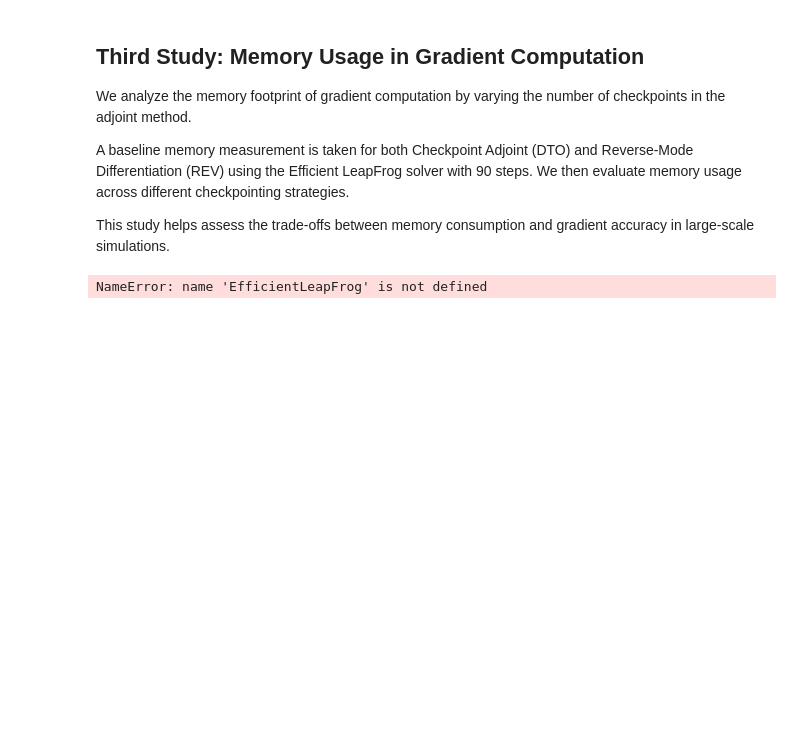
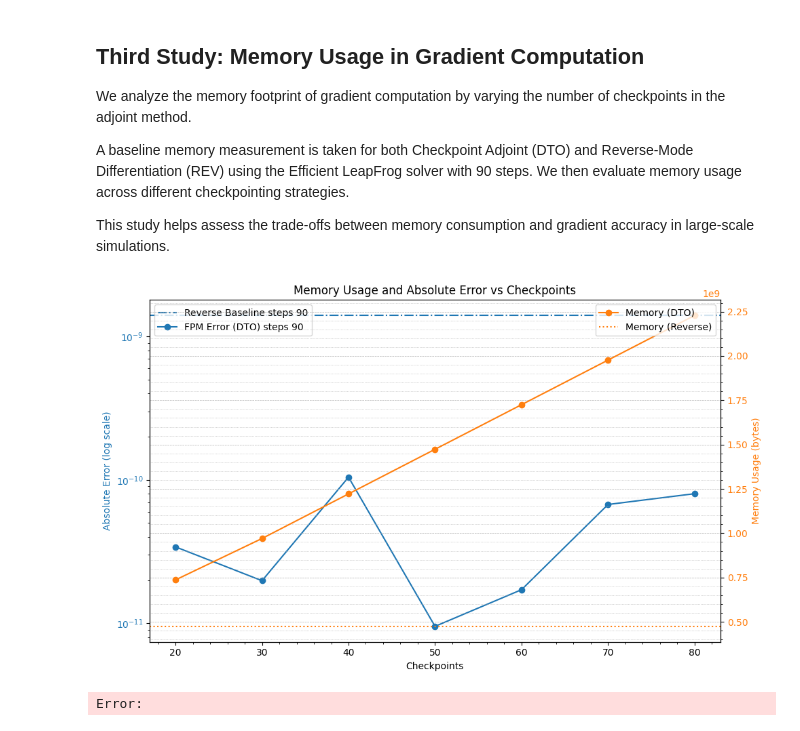
Before and after one commit to ASKabalan/JaxPM-Paper, a Jupyter notebook: content/01-gradient-stability/02-gradient-stability-FPM.ipynb, the cells around one changed output. Cells and saved outputs as stored; diff of their text form; code cells hidden in the pictures; blank space fills up the shorter version.

```diff
--- a/content/01-gradient-stability/02-gradient-stability-FPM.ipynb
+++ b/content/01-gradient-stability/02-gradient-stability-FPM.ipynb
@@ -769,17 +773,15 @@ def generate_memory_data(solver, observable, base_line_steps=90):
 
 
 fpm_grad_base_DTO, fpm_steps_base_DTO, fpm_memories_base_DTO = constant_steps_memory(
-    EfficientLeapFrog(), obs_fpm_field, CHECKPOINT, num_steps=90
+    solver, obs_fpm_field, CHECKPOINT, num_steps=90
 )
 fpm_grad_base_REV, fpm_steps_base_REV, fpm_memories_base_REV = constant_steps_memory(
-    EfficientLeapFrog(), obs_fpm_field, REVERSE, num_steps=90
+    solver, obs_fpm_field, REVERSE, num_steps=90
 )
 
 fpm_grads_DTO, fpm_steps_DTO, fpm_checkpoints_DTO, fpm_memories_DTO = generate_memory_data(
-    EfficientLeapFrog(), obs_fpm_field
+    solver, obs_fpm_field
 )
-# %% [output]
-NameError: name 'EfficientLeapFrog' is not defined
 # %%
 # Data Preparation
 checkpoints = fpm_checkpoints_DTO
@@ -837,33 +839,36 @@ ax2.plot(
     marker="o",
     linestyle="-",
     color=memory_color,
     label="Memory (DTO)",
 )
 
 # Add horizontal line for memory baselines
 ax2.axhline(fpm_memories_base_REV, color=memory_color, linestyle=":", label="Memory (Reverse)")
 
 ax2.tick_params(axis="y", labelcolor=memory_color)
 ax2.legend(loc="upper right")
 
 # Title and grid
 plt.title("Memory Usage and Absolute Error vs Checkpoints")
 plt.grid(which="both", linestyle="--", linewidth=0.5)  # Add x-y grid
 plt.minorticks_on()  # Enable minor ticks for finer grid
 plt.grid(which="minor", linestyle=":", linewidth=0.5)  # Minor grid lines
 
 # Show or Save
 plt.tight_layout()
 plt.savefig("plots/GS_FPM_memory_usage_and_error.pdf", dpi=600, transparent=True)
 plt.show()
 
 data_to_save = {
     "checkpoints": fpm_checkpoints_DTO,
     "fpm_grad_base_REV_err": fpm_grad_base_REV_err,
-    "fpm_error_DTO": pm_error_DTO,
-    "fpm_steps_base_DTO": m_steps_base_DTO,
-    "fpm_memories_DTO": pm_memories_DTO,
+    "fpm_error_DTO": fpm_error_DTO,
+    "fpm_steps_base_DTO": fpm_steps_base_DTO,
+    "fpm_memories_DTO": fpm_memories_DTO,
     "fpm_memories_base_REV": fpm_memories_base_REV,
 }
 
 np.savez("GS_FPM_memory_usage_and_error.npz", **data_to_save)
+# %% [output]
+[figure, added]
+Error:
```
Also changed, not shown: parts of 12 cells of this notebook, 14 other files.
